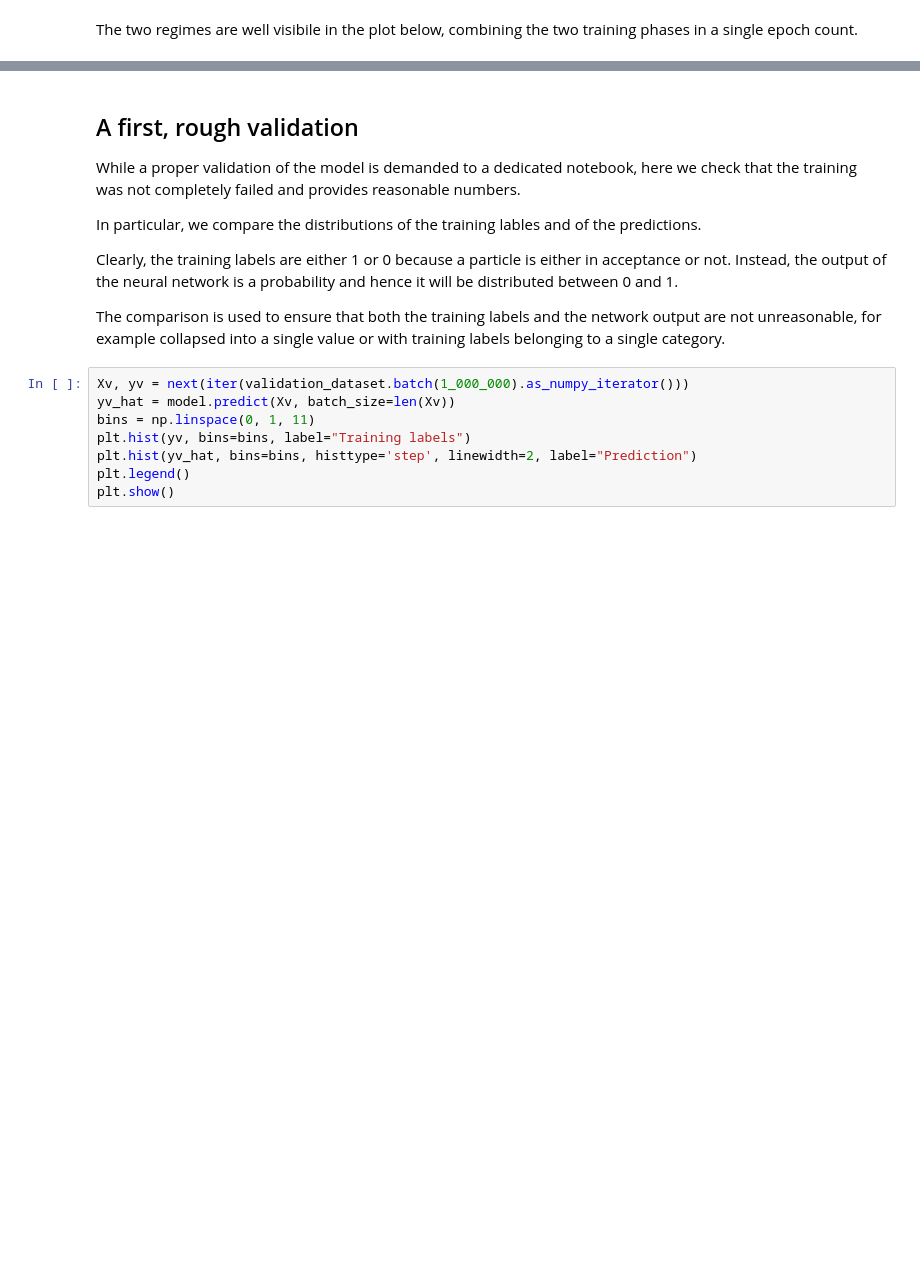
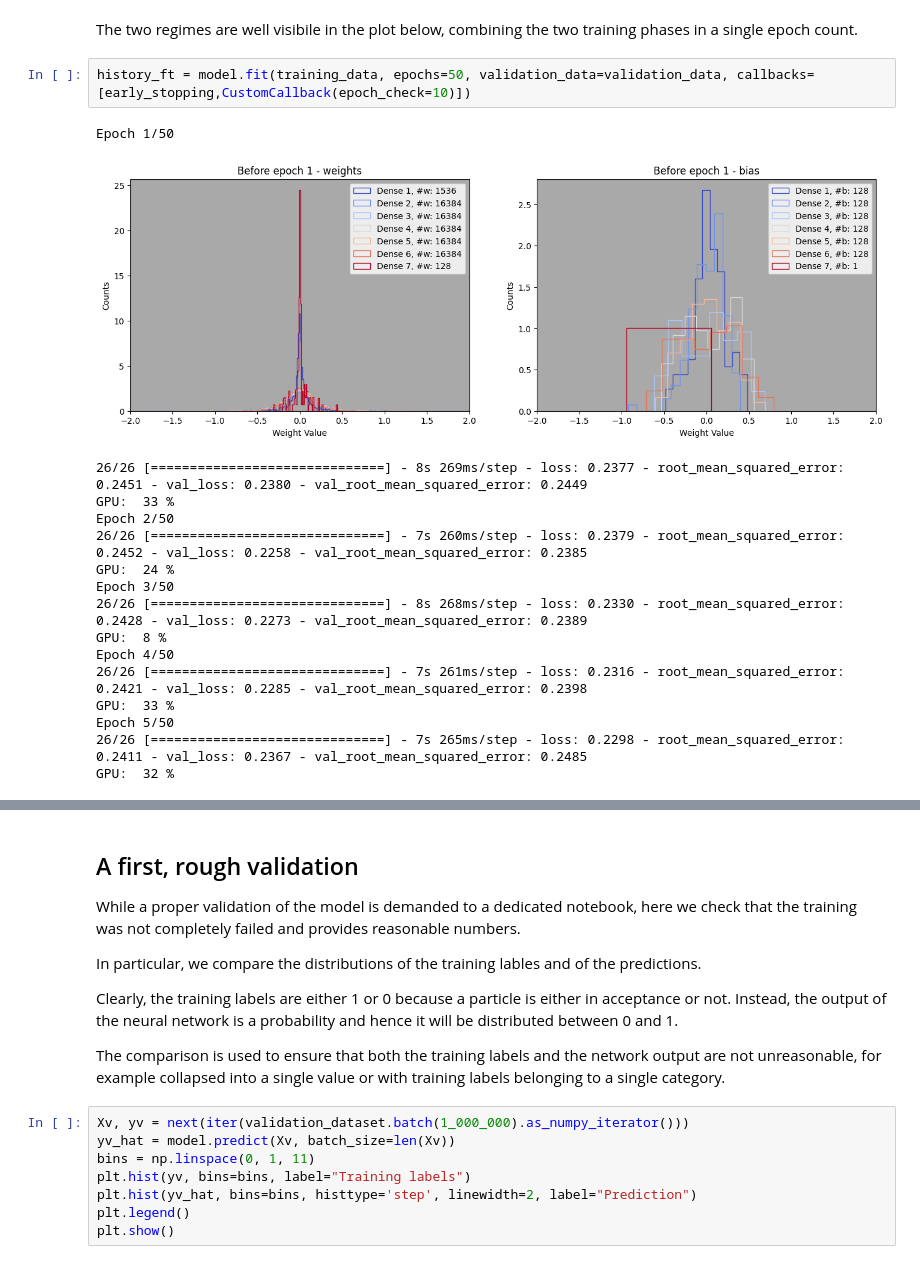
Before and after one commit to cpviolation/lb-trksim-train, a Jupyter notebook: notebooks/Acceptance.ipynb, the cells around one changed output, grey strips where cells are left out. Cells and saved outputs as stored; diff of their text form; blank space fills up the shorter version.

```diff
--- a/notebooks/Acceptance.ipynb
+++ b/notebooks/Acceptance.ipynb
@@ -173,2 +399,21 @@ Epoch 50/50
 # %% [markdown]
 The two regimes are well visibile in the plot below, combining the two training phases in a single epoch count.
+# %%
+history_ft = model.fit(training_data, epochs=50, validation_data=validation_data, callbacks=[early_stopping,CustomCallback(epoch_check=10)])
+# %% [output]
+Epoch 1/50
+[figure, added]
+26/26 [==============================] - 8s 269ms/step - loss: 0.2377 - root_mean_squared_error: 0.2451 - val_loss: 0.2380 - val_root_mean_squared_error: 0.2449
+GPU:  33 %
+Epoch 2/50
+26/26 [==============================] - 7s 260ms/step - loss: 0.2379 - root_mean_squared_error: 0.2452 - val_loss: 0.2258 - val_root_mean_squared_error: 0.2385
+GPU:  24 %
+Epoch 3/50
+26/26 [==============================] - 8s 268ms/step - loss: 0.2330 - root_mean_squared_error: 0.2428 - val_loss: 0.2273 - val_root_mean_squared_error: 0.2389
+GPU:  8 %
+Epoch 4/50
+26/26 [==============================] - 7s 261ms/step - loss: 0.2316 - root_mean_squared_error: 0.2421 - val_loss: 0.2285 - val_root_mean_squared_error: 0.2398
+GPU:  33 %
+Epoch 5/50
+26/26 [==============================] - 7s 265ms/step - loss: 0.2298 - root_mean_squared_error: 0.2411 - val_loss: 0.2367 - val_root_mean_squared_error: 0.2485
+GPU:  32 %
```
Also changed, not shown: parts of 21 cells of this notebook, 9 other files.
